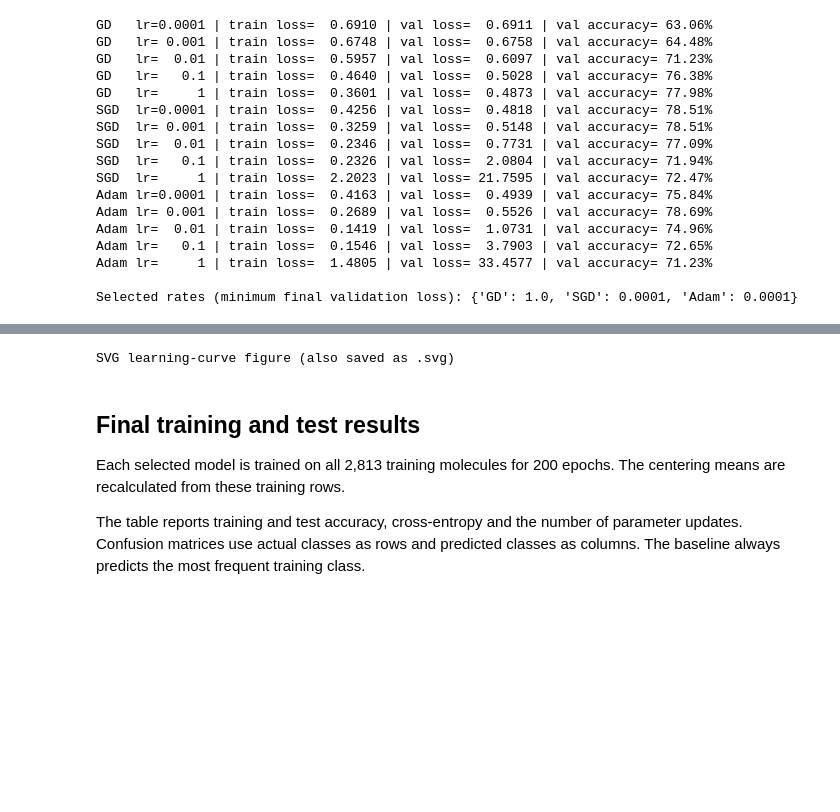
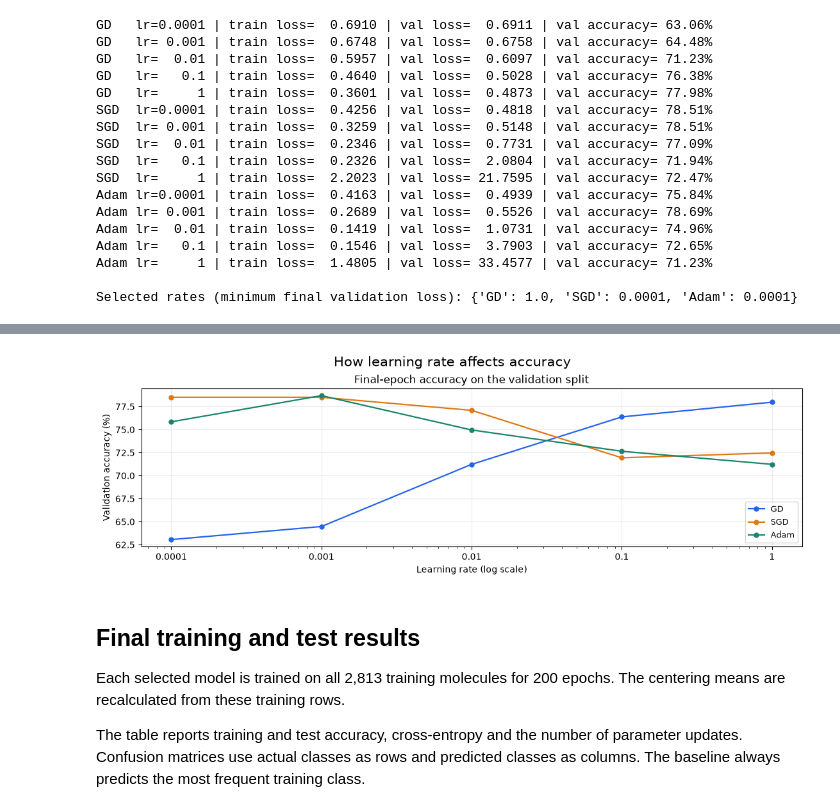
Before and after one commit to HazemDaw/MLT-Task-3-Hazem-Daw, a Jupyter notebook: Task_3_Hazem_Daw_Group_J4132.ipynb, the cells around one changed output, grey strips where cells are left out. Drawn from its saved outputs; the diff is of its cells as text; code cells hidden in the pictures; blank space fills up the shorter version.

```diff
--- a/Task_3_Hazem_Daw_Group_J4132.ipynb
+++ b/Task_3_Hazem_Daw_Group_J4132.ipynb
@@ -449,13 +399,13 @@ SVG learning-curve figure (also saved as .svg)
 # %%
 accuracy_series = []
 for method in METHODS:
     accuracy_series.append((method, np.array(LEARNING_RATES), np.array([
         100 * experiments[method, rate]["history"]["val_accuracy"][-1] for rate in LEARNING_RATES])))
-plot_svg([("Final-epoch accuracy on the validation split", accuracy_series)],
-         "figures/learning_rate_accuracy.svg", "How learning rate affects accuracy",
+plot_curves([("Final-epoch accuracy on the validation split", accuracy_series)],
+         "figures/learning_rate_accuracy.png", "How learning rate affects accuracy",
          "Learning rate (log scale)", "Validation accuracy (%)", log_x=True)
 # %% [output]
-SVG learning-curve figure (also saved as .svg)
+[figure, added]
 # %% [markdown]
 ## Final training and test results
 Each selected model is trained on all 2,813 training molecules for 200 epochs.
```
Also changed, not shown: parts of 8 cells of this notebook, 13 other files.
